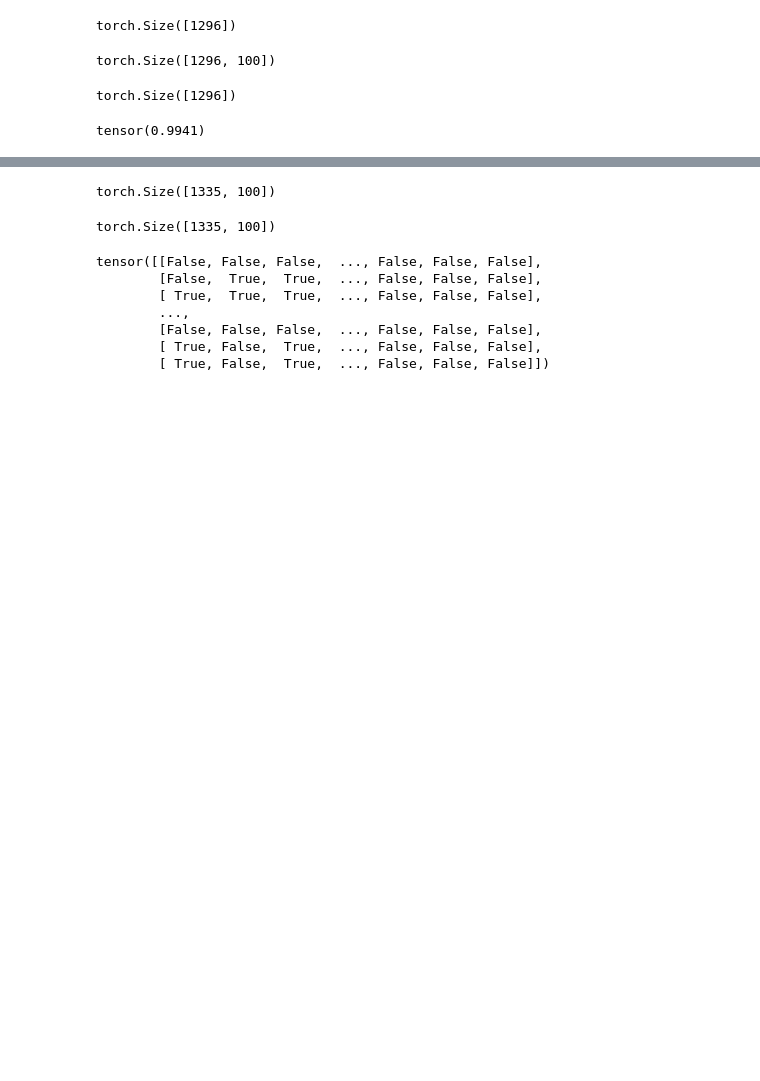
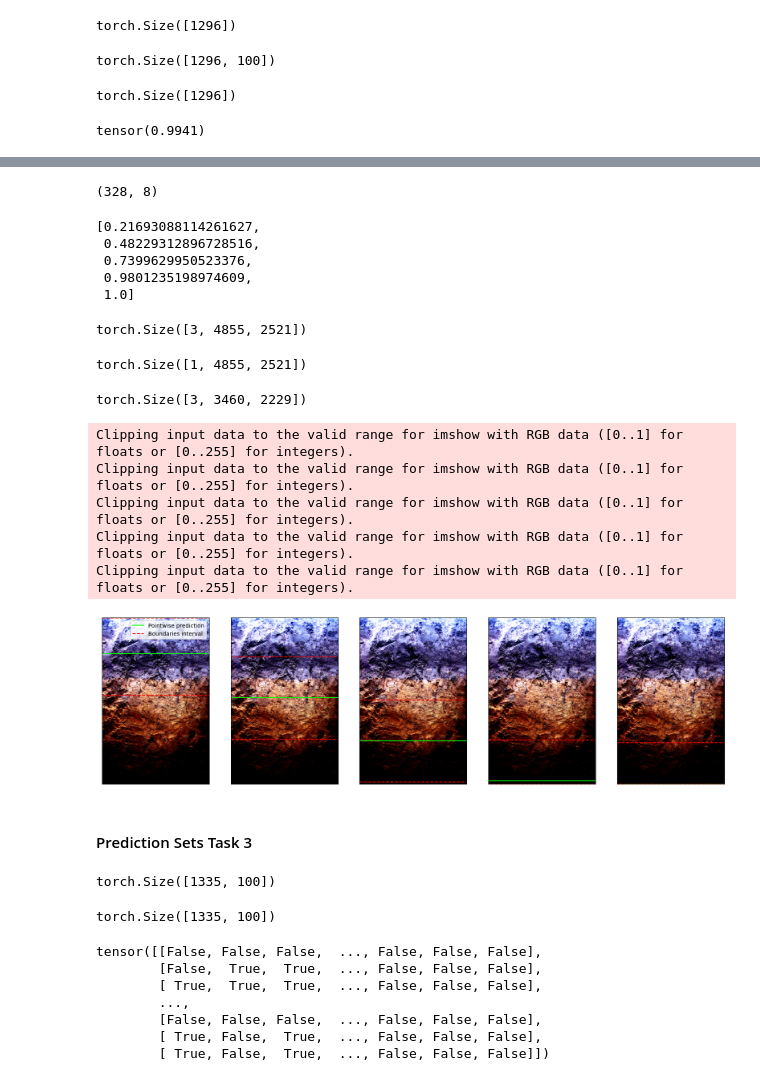
Before and after one commit to calgo-lab/BGR, a Jupyter notebook: notebooks/soil/Conformal_SoilNet.ipynb, the cells around one changed output, grey strips where cells are left out. Drawn from its saved outputs; the diff is of its cells as text; code cells hidden in the pictures; blank space fills up the shorter version.

```diff
--- a/notebooks/soil/Conformal_SoilNet.ipynb
+++ b/notebooks/soil/Conformal_SoilNet.ipynb
@@ -213,3 +279,72 @@ for batch in test_loader:
+# %%
+all_pred_depths = np.concatenate(all_pred_depths, axis=0)
+all_pred_depths.shape
+# %% [output]
+(328, 8)
+# %%
+trimmed_pred_depths = []
+for sublist in all_pred_depths.tolist():
+    # Remove trailing 1.0's, keep one if present
+    i = len(sublist) - 1
+    while i > 0 and sublist[i] == 1.0 and sublist[i-1] == 1.0:
+        i -= 1
+    trimmed_pred_depths.append(sublist[:i+1])
+#trimmed_pred_depths
+# %%
+trimmed_pred_depths[-1]
+# %% [output]
+[0.21693088114261627,
+ 0.48229312896728516,
+ 0.7399629950523376,
+ 0.9801235198974609,
+ 1.0]
+# %%
+padded_images[-1].shape
+# %% [output]
+torch.Size([3, 4855, 2521])
+# %%
+image_mask[-1].shape
+# %% [output]
+torch.Size([1, 4855, 2521])
+# %%
+_, row_inds, col_inds = np.where(image_mask[-1].cpu().numpy() == True)
+row_ind, col_ind = max(row_inds), max(col_inds)
+# %%
+orig_img = padded_images[-1][:, :row_ind, :col_ind]
+orig_img.shape
+# %% [output]
+torch.Size([3, 3460, 2229])
+# %%
+# Plot prediction intervals for all pointwise predicted markers
+plt.figure(figsize=(20, 14))
+img_height = orig_img.shape[1]
+eps = 0.001
+for ind in range(len(trimmed_pred_depths[-1])):
+
+    plt.subplot(1, len(trimmed_pred_depths[-1]), ind+1)
+    plt.imshow(orig_img.permute(1, 2, 0).cpu().numpy())
+
+    pred_depth = np.min((trimmed_pred_depths[-1][ind], 1.0-eps)) # subtract an epsilon here to avoid plot artifacts at the final prediction
+    # Get the confidence interval width
+    lower = np.max((eps, pred_depth - qhat_depth))
+    upper = np.min((pred_depth + qhat_depth, 1.0-eps))
+
+    # Convert normalized depths to pixel coordinates
+    plt.axhline(y=pred_depth * img_height, color='lime', linestyle='-')
+    plt.axhline(y=lower * img_height, color='red', linestyle='--')
+    plt.axhline(y=upper * img_height, color='red', linestyle='--')
+    if ind == 0: plt.legend(['Pointwise prediction', 'Boundaries interval'])
+    plt.xticks([]);plt.yticks([])
+plt.show()
+# %% [output]
+Clipping input data to the valid range for imshow with RGB data ([0..1] for floats or [0..255] for integers).
+Clipping input data to the valid range for imshow with RGB data ([0..1] for floats or [0..255] for integers).
+Clipping input data to the valid range for imshow with RGB data ([0..1] for floats or [0..255] for integers).
+Clipping input data to the valid range for imshow with RGB data ([0..1] for floats or [0..255] for integers).
+Clipping input data to the valid range for imshow with RGB data ([0..1] for floats or [0..255] for integers).
+[figure, added]
+# %% [markdown]
+#### Prediction Sets Task 3
 # %%
 all_pred_logits_tensor = torch.from_numpy(np.concatenate(all_pred_logits, axis=0))
 all_pred_logits_tensor.shape
```
Also changed, not shown: parts of 16 cells of this notebook.
